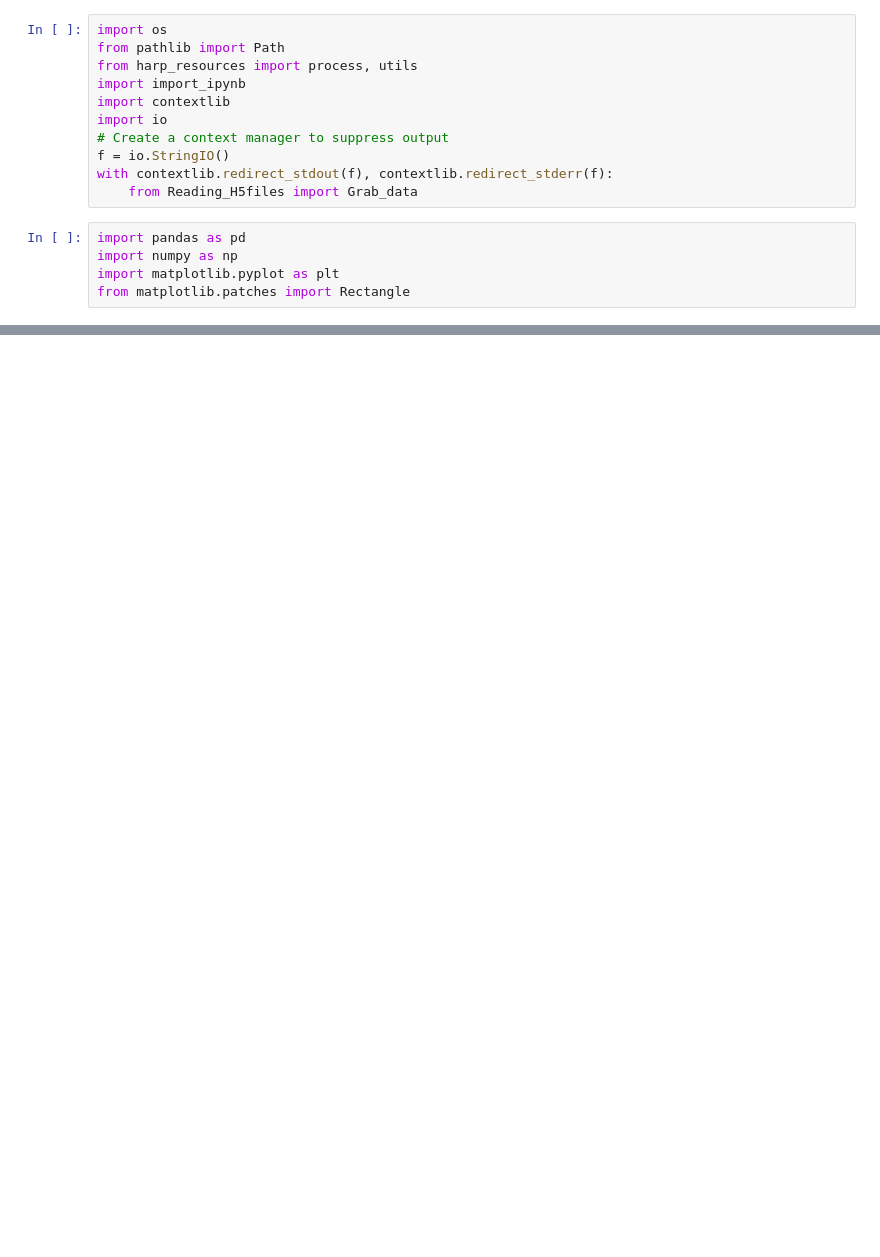
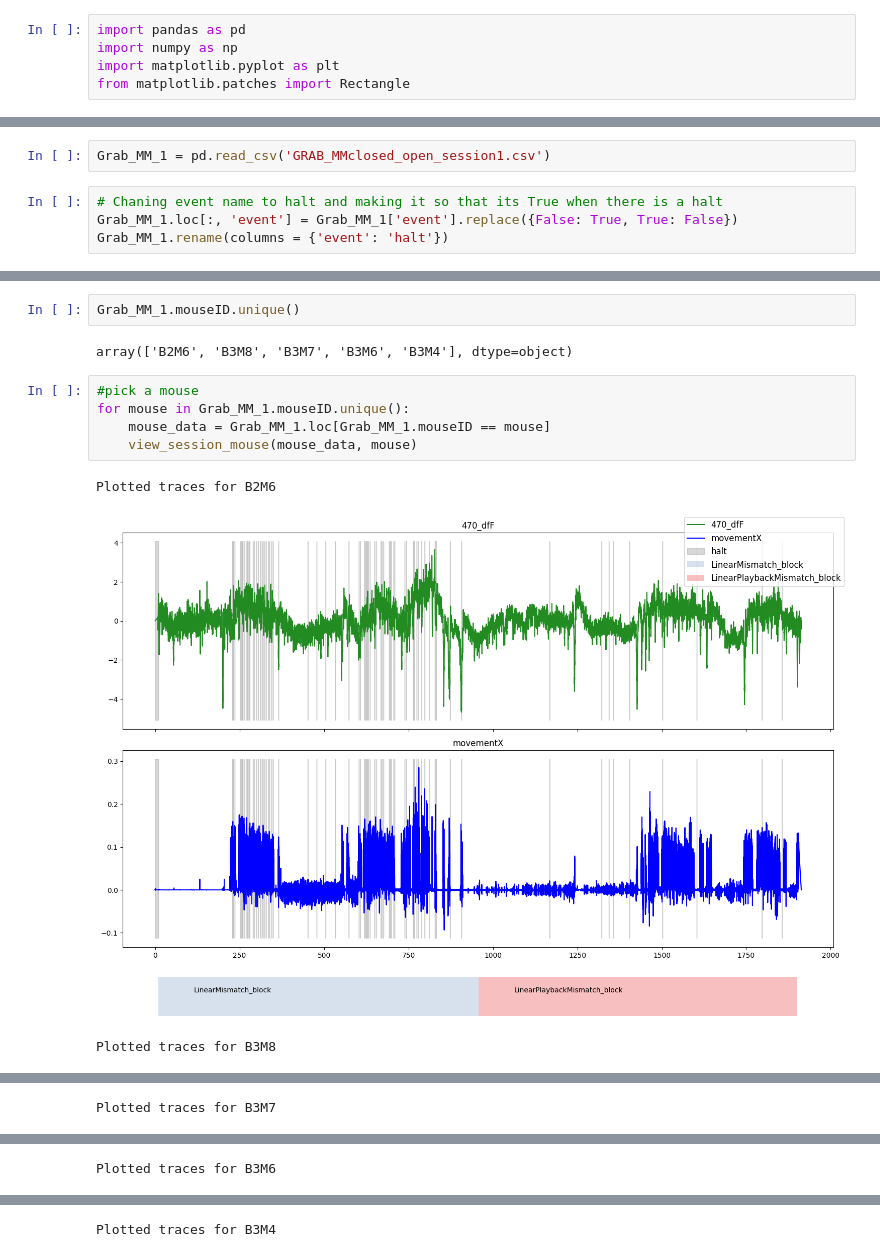
Before and after one commit to ikharitonov/vestibular_vr_pipeline, a Jupyter notebook: Mouse_by_mouse_viewdata.ipynb, the cells around one changed output, grey strips where cells are left out. Cells and saved outputs as stored; diff of their text form; blank space fills up the shorter version.

```diff
--- a/Mouse_by_mouse_viewdata.ipynb
+++ b/Mouse_by_mouse_viewdata.ipynb
@@ -1,14 +1,3 @@
-# %%
-import os
-from pathlib import Path
-from harp_resources import process, utils
-import import_ipynb
-import contextlib
-import io
-# Create a context manager to suppress output
-f = io.StringIO()
-with contextlib.redirect_stdout(f), contextlib.redirect_stderr(f):
-    from Reading_H5files import Grab_data
 # %%
 import pandas as pd
 import numpy as np
@@ -64,0 +6,6 @@ Grab_data.loc[Grab_data['LinearRegular_block']==True]
+# %%
+Grab_MM_1 = pd.read_csv('GRAB_MMclosed_open_session1.csv')
+# %%
+# Chaning event name to halt and making it so that its True when there is a halt
+Grab_MM_1.loc[:, 'event'] = Grab_MM_1['event'].replace({False: True, True: False})
+Grab_MM_1.rename(columns = {'event': 'halt'})
@@ -64,0 +78,13 @@ Grab_data.loc[Grab_data['LinearRegular_block']==True]
+# %%
+Grab_MM_1.mouseID.unique()
+# %% [output]
+array(['B2M6', 'B3M8', 'B3M7', 'B3M6', 'B3M4'], dtype=object)
+# %%
+#pick a mouse
+for mouse in Grab_MM_1.mouseID.unique():
+    mouse_data = Grab_MM_1.loc[Grab_MM_1.mouseID == mouse]
+    view_session_mouse(mouse_data, mouse)
+# %% [output]
+Plotted traces for B2M6
+[figure, added]
+Plotted traces for B3M8
@@ -64,0 +92 @@ Grab_data.loc[Grab_data['LinearRegular_block']==True]
+Plotted traces for B3M7
@@ -64,0 +94 @@ Grab_data.loc[Grab_data['LinearRegular_block']==True]
+Plotted traces for B3M6
@@ -64,0 +96 @@ Grab_data.loc[Grab_data['LinearRegular_block']==True]
+Plotted traces for B3M4
```
Also changed, not shown: parts of 14 cells of this notebook, 2 other files.
